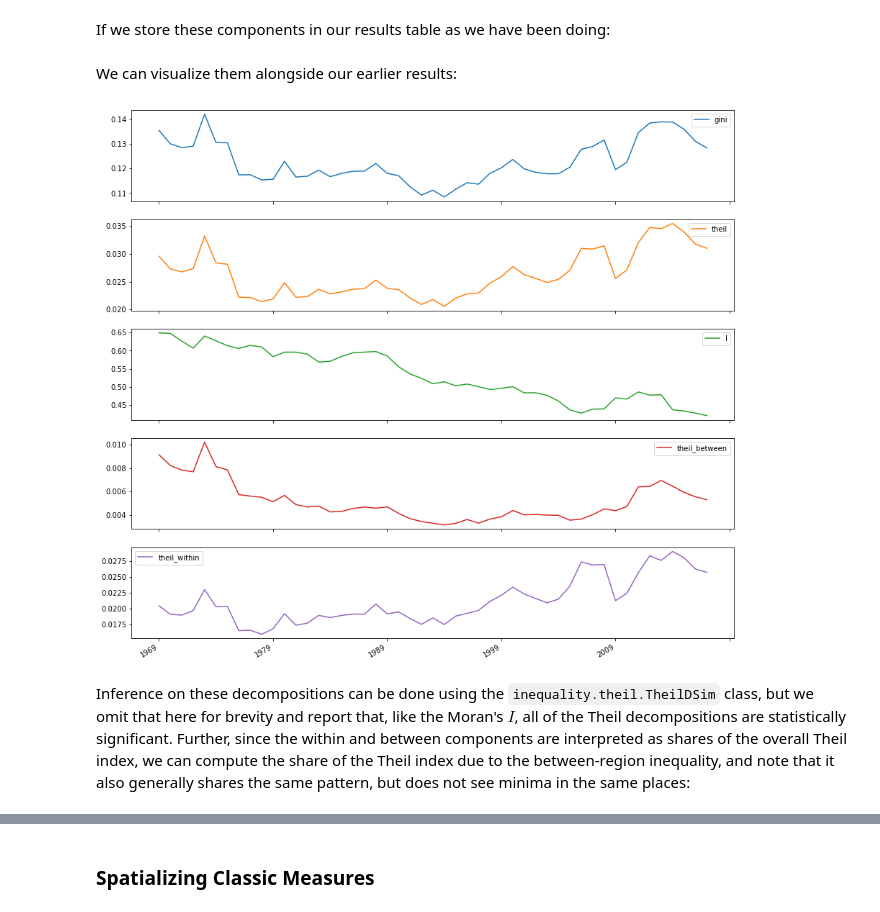
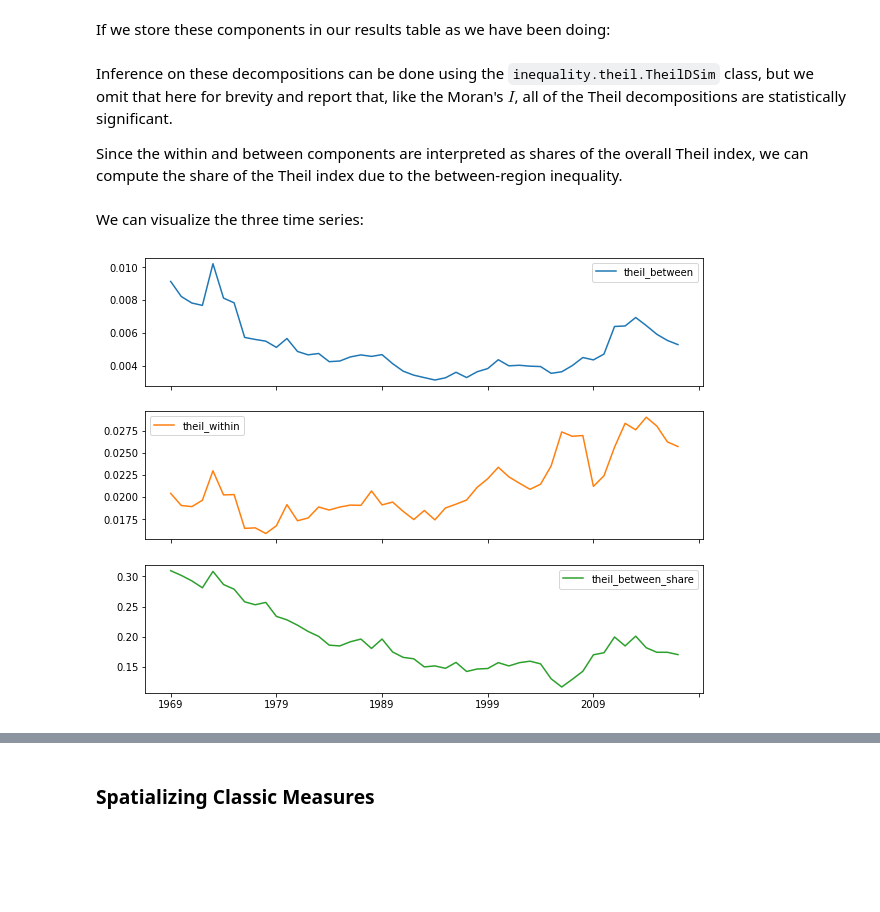
Before and after one commit to gdsbook/book, a Jupyter notebook: notebooks/09_spatial_inequality.ipynb, the cells around one changed output, grey strips where cells are left out. Cells and saved outputs as stored; diff of their text form; code cells hidden in the pictures; blank space fills up the shorter version.

```diff
--- a/notebooks/09_spatial_inequality.ipynb
+++ b/notebooks/09_spatial_inequality.ipynb
@@ -61,5 +59,7 @@ We consider the United States from 1969 to 2017; specifically, we will analyze m
 # %%
-pci_df = geopandas.read_file('../data/us_county_income/uscountypcincome.gpkg')
+pci_df = geopandas.read_file(
+    '../data/us_county_income/uscountypcincome.gpkg'
+)
 pci_df.columns
 # %% [output]
 Index(['STATEFP', 'COUNTYFP', 'COUNTYNS', 'GEOID', 'NAME', 'NAMELSAD', 'LSAD',
@@ -119,5 +120,10 @@ The kernel density estimate (or histogram) is a powerful visualization device th
 
 Before we can get to mapping, we note the data is expressed in longitude and latitude but this is *not* recorded on `pci_df`. We set the CRS explicitly and then change it to one more suitable for mapping, the Albers Equal Area projection for North America:
 # %%
-pci_df = (pci_df.set_crs(epsg=4326) # US Census default projection
-                .to_crs(epsg=5070)) # Albers Equal Area North America
+pci_df = pci_df.set_crs(
+    # US Census default projection
+    epsg=4326
+).to_crs(
+    # Albers Equal Area North America
+    epsg=5070
+)
@@ -524,13 +560,19 @@ If we store these components in our results table as we have been doing:
 # %%
 inequalities['theil_between'] = theil_dr.bg
 inequalities['theil_within'] = theil_dr.wg
-inequalities.drop('I-P value', axis=1, inplace=True)
-# %% [markdown]
-We can visualize them alongside our earlier results:
+# %% [markdown]
+Inference on these decompositions can be done using the `inequality.theil.TheilDSim` class, but we omit that here for brevity and report that, like the Moran's $I$, all of the Theil decompositions are statistically significant.
+
+Since the within and between components are interpreted as shares of the overall Theil index, we can compute the share of the Theil index due to the between-region inequality.
+# %%
+inequalities['theil_between_share'] = (
+    inequalities['theil_between'] / inequalities['theil']
+)
+# %% [markdown]
+We can visualize the three time series:
 # %%
-inequalities.plot(subplots=True, figsize=(15,15))
-plt.show()
+inequalities[
+    ['theil_between', 'theil_within', 'theil_between_share']
+].plot(subplots=True, figsize=(10,8));
 # %% [output]
-[figure, old version]
+[figure, new version]
-# %% [markdown]
-Inference on these decompositions can be done using the `inequality.theil.TheilDSim` class, but we omit that here for brevity and report that, like the Moran's $I$, all of the Theil decompositions are statistically significant. Further, since the within and between components are interpreted as shares of the overall Theil index, we can compute the share of the Theil index due to the between-region inequality, and note that it also generally shares the same pattern, but does not see minima in the same places:
```
Also changed, not shown: parts of 53 cells of this notebook, 1 other file.
